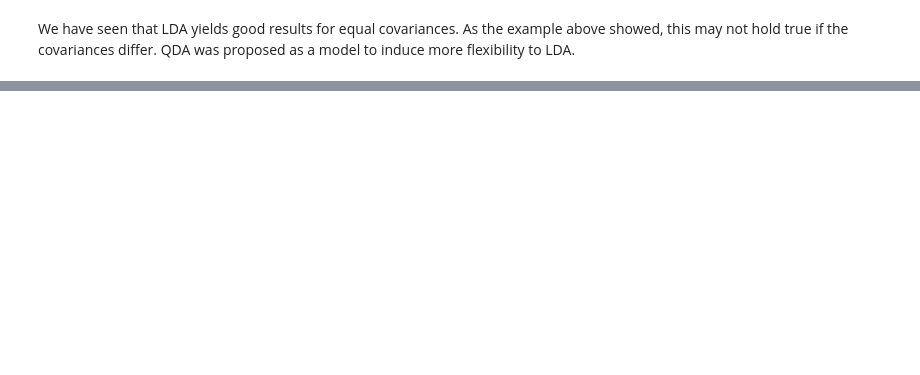
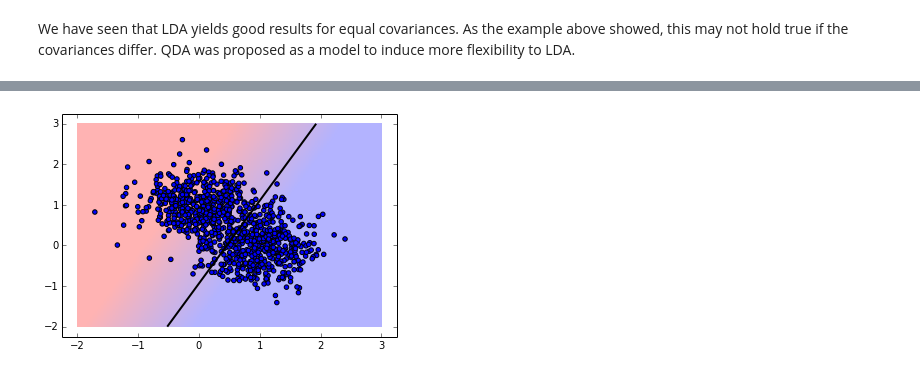
Before and after one commit to JensMeiners/MI1, a Jupyter notebook: Ex07/Ex07.ipynb, the cells around one changed output, grey strips where cells are left out. Cells and saved outputs as stored; diff of their text form; code cells hidden in the pictures; blank space fills up the shorter version.

```diff
--- a/Ex07/Ex07.ipynb
+++ b/Ex07/Ex07.ipynb
@@ -113,3 +183,29 @@ We have seen that LDA yields good results for equal covariances. As the example
+# %%
+X,y = gen_data(1000)
+plt.scatter(X[:,0], X[:,1])
+A = np.vstack([X[:,0], np.ones(len(X[:,0]))]).T
+res = lstsq(A,y)
+w, b = res[0],res[1]
+xi = np.arange(-1,3)
+#plt.plot(xi,w[0]+w[1]*xi,'r')
+plt.cm.register_cmap(cmap=cmap)
+
+# class 0 and 1 : areas
+nx, ny = 200, 100
+x_min, x_max = plt.xlim()
+y_min, y_max = plt.ylim()
+xx, yy = np.meshgrid(np.linspace(x_min, x_max, nx),
+                     np.linspace(y_min, y_max, ny))
+
+Z = w.dot(np.array([xx.ravel(), yy.ravel()]))
+Z = Z.reshape(xx.shape)
+plt.pcolormesh(xx, yy, Z, cmap='red_blue_classes',
+               norm=colors.Normalize(-1,1))
+plt.contour(xx, yy, Z, [0.5], linewidths=2., colors='k')
+plt.scatter(X[:,0], X[:,1])
+plt.show()
+# %% [output]
+[figure, added]
 # %% [markdown]
 <img src="Auswahl_2015-11-27_015.png"/>
 # %% [markdown]
```
Also changed, not shown: parts of 12 cells of this notebook.
